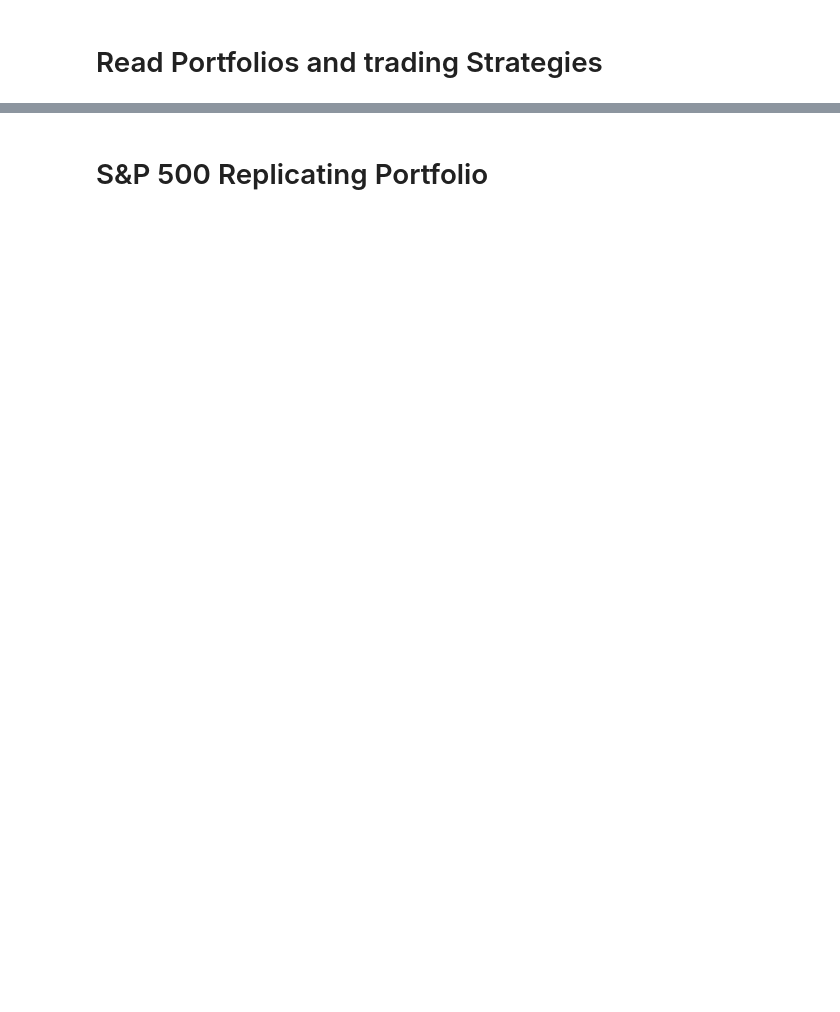
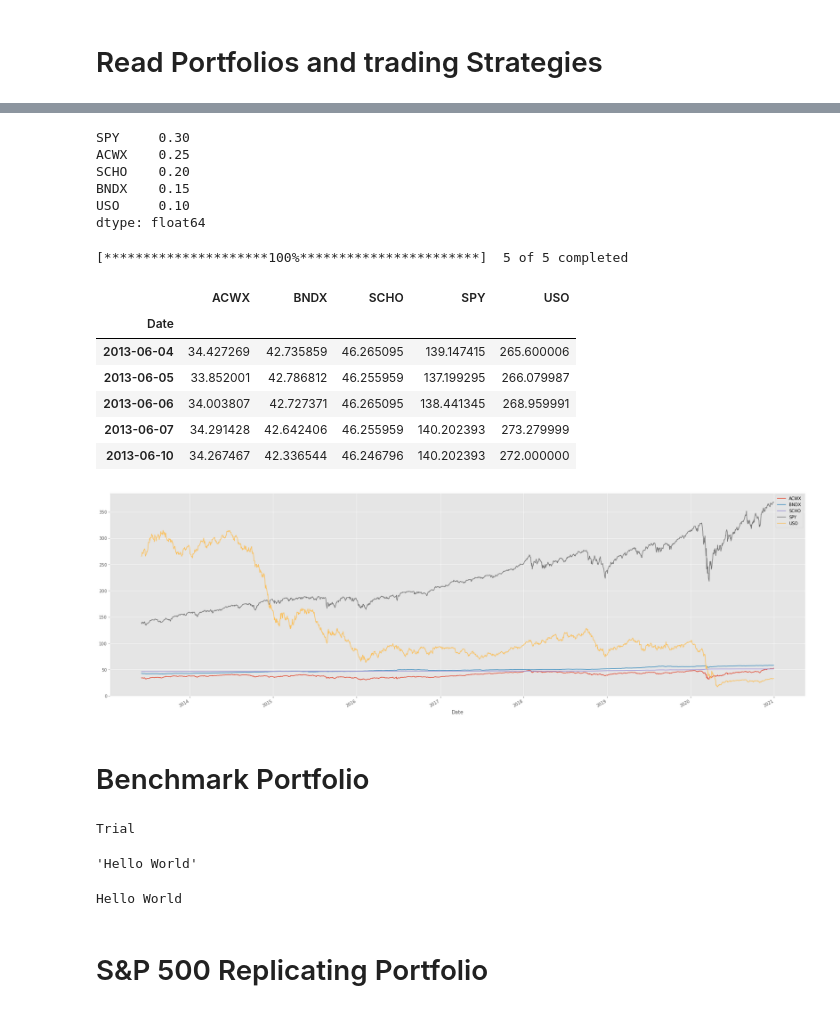
Before and after one commit to rohitashwachaks/finance, a Jupyter notebook: InvestmentStategies - Vito/HW3/portfolio.ipynb, the cells around one changed output, grey strips where cells are left out. Cells and saved outputs as stored; diff of their text form; code cells hidden in the pictures; blank space fills up the shorter version.

```diff
--- a/InvestmentStategies - Vito/HW3/portfolio.ipynb
+++ b/InvestmentStategies - Vito/HW3/portfolio.ipynb
@@ -46,0 +70,28 @@ data
+# %%
+portfolio_tickers = ["SPY","ACWX","SCHO","BNDX","USO"]
+weights = pd.Series([0.30, 0.25, 0.20, 0.15, 0.10], index= portfolio_tickers)
+weights
+# %% [output]
+SPY     0.30
+ACWX    0.25
+SCHO    0.20
+BNDX    0.15
+USO     0.10
+dtype: float64
+# %%
+benchmark_data = yf.download("SPY ACWX SCHO BNDX USO", start="2010-01-01", end="2020-12-31")["Adj Close"].dropna()
+# benchmark_data = benchmark_data["Close"]#.loc[portfolio_returns.index]
+benchmark_data.plot(figsize = (30,10))
+benchmark_data.head()
+# %% [output]
+[*********************100%***********************]  5 of 5 completed
+|  | ACWX | BNDX | SCHO | SPY | USO |
+| Date |  |  |  |  |  |
+| 2013-06-04 | 34.427269 | 42.735859 | 46.265095 | 139.147415 | 265.600006 |
+| 2013-06-05 | 33.852001 | 42.786812 | 46.255959 | 137.199295 | 266.079987 |
+| 2013-06-06 | 34.003807 | 42.727371 | 46.265095 | 138.441345 | 268.959991 |
+| 2013-06-07 | 34.291428 | 42.642406 | 46.255959 | 140.202393 | 273.279999 |
+| 2013-06-10 | 34.267467 | 42.336544 | 46.246796 | 140.202393 | 272.000000 |
+[figure, added]
+# %% [markdown]
+# Benchmark Portfolio
@@ -47,2 +111,18 @@ data
+# %%
+import importlib
+module = __import__("trading_algo")
+class_ = getattr(module, "trial_algo")
+instance = class_(name="Trial")
+instance.run()
+# %% [output]
+Trial
+'Hello World'
+# %%
+from types import new_class
+
+trial = new_class("sample", (object,), {"metaclass": sample}, lambda ns: ns)
+type(trial)
+# %% [output]
+Hello World
 # %% [markdown]
 # S&P 500 Replicating Portfolio
```
Also changed, not shown: parts of 12 cells of this notebook, 4 other files.
